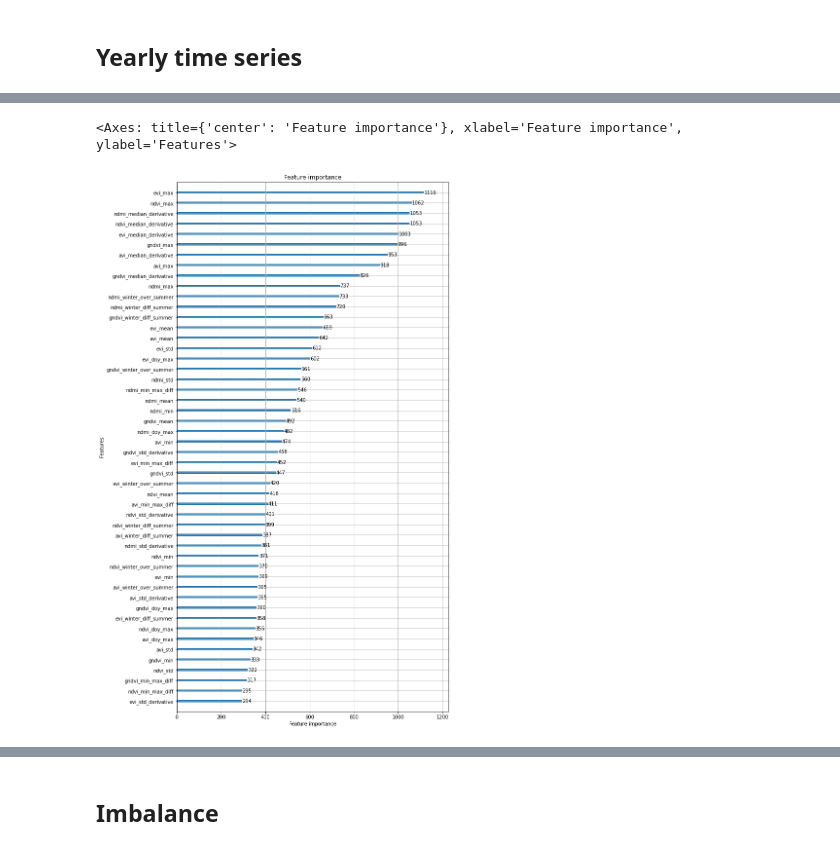
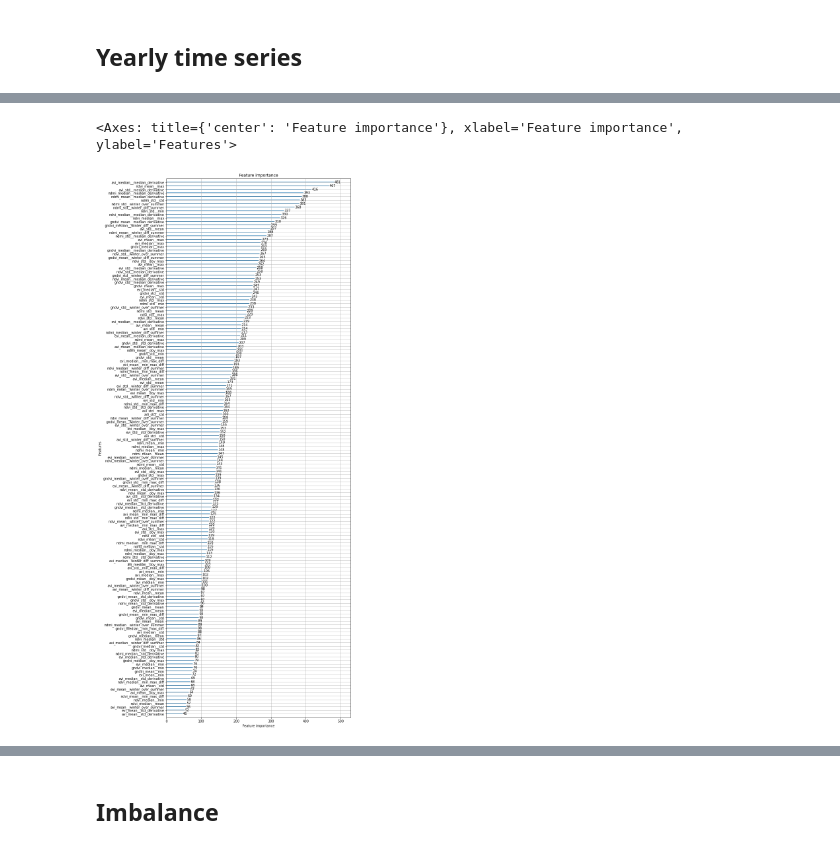
Before and after one commit to GarnierAdrian/MVA-rs-project, a Jupyter notebook: helper.ipynb, the cells around one changed output, grey strips where cells are left out. Saved outputs shown, nothing was run; the diff lists cells and outputs as text; code cells hidden in the pictures.

```diff
--- a/helper.ipynb
+++ b/helper.ipynb
@@ -380,7 +344,4 @@ with open('index_std_data.pkl', 'rb') as f:
 # %%
-index_df = pd.concat([pd.DataFrame(v, columns=pd.MultiIndex.from_tuples(v.keys(), names=["band", "parcel"])) for v in index_data.values()], axis='columns').sort_index()
-index_std_df = pd.concat([pd.DataFrame(v, columns=pd.MultiIndex.from_tuples(v.keys(), names=["band", "parcel"])) for v in index_std_data.values()], axis='columns').sort_index()
-index_median_df = pd.concat([pd.DataFrame(v, columns=pd.MultiIndex.from_tuples(v.keys(), names=["band", "parcel"])) for v in index_median_data.values()], axis='columns').sort_index()
 index_df.head()
 # %% [output]
 | band | ndvi |  |  |  |  |  |  |  |  |  | ... | ... |
@@ -426,14 +388,14 @@ def doy_max_derivative(df):
 def min_max_diff(df):
   return df.max() - df.min()
 # %%
-def feature_extraction(df, feature_list, suffix=''):
-  X = pd.concat([fun(df[index]) for (fun, index) in feature_list], axis=1)
-  X.columns = [index + '_' + fun.__name__ + suffix for (fun, index) in feature_list]
+def feature_extraction(df, feature_list):
+  X = pd.concat([fun(df[index][agg]) for (fun, index, agg) in feature_list], axis=1)
+  X.columns = [index + '_' + agg + '__' + fun.__name__ for (fun, index, agg) in feature_list]
   return X
 # %%
 import itertools
 # %%
-# list of (function, index) tuples
+# list of (function, index, agg) tuples
 features = list(itertools.product([
     doy_max,
     # doy_min,
@@ -447,4 +409,5 @@ features = list(itertools.product([
     pd.DataFrame.max,
     min_max_diff,
     pd.DataFrame.mean,
-], ['ndvi', 'gndvi', 'ndmi', 'evi', 'avi']))
+], ['ndvi', 'gndvi', 'ndmi', 'evi', 'avi'],
+   ['mean', 'std', 'median']))
@@ -584,6 +504,7 @@ yearly_df
 # %%
 # Xy = pd.concat([feature_extraction(yearly_df, features), feature_extraction(yearly_std_df, features, suffix='_std'), pd.Series(species_dict)], axis=1)
-Xy = pd.concat([feature_extraction(yearly_median_df, features), pd.Series(species_dict)], axis=1)
+# Xy = pd.concat([feature_extraction(yearly_median_df, features), pd.Series(species_dict)], axis=1)
+Xy = pd.concat([feature_extraction(yearly_df, features), pd.Series(species_dict)], axis=1)
 Xy = Xy.loc[Xy.index != 9999]
 X = Xy.iloc[:,:-1]
 y = Xy.iloc[:,-1]
@@ -609,10 +530,9 @@ roc_auc_score(y_test, y_pred_proba, multi_class='ovr')
 # %%
-
 from lightgbm import plot_importance
-plot_importance(model, figsize=(10,20))
+plot_importance(model, figsize=(10,30))
 # %% [output]
 <Axes: title={'center': 'Feature importance'}, xlabel='Feature importance', ylabel='Features'>
-[figure, old version]
+[figure, new version]
 # %%
 np.array(model.feature_name_)[model.feature_importances_ == 0]
 # %% [output]
```
Also changed, not shown: parts of 36 cells of this notebook, 2 other files.
